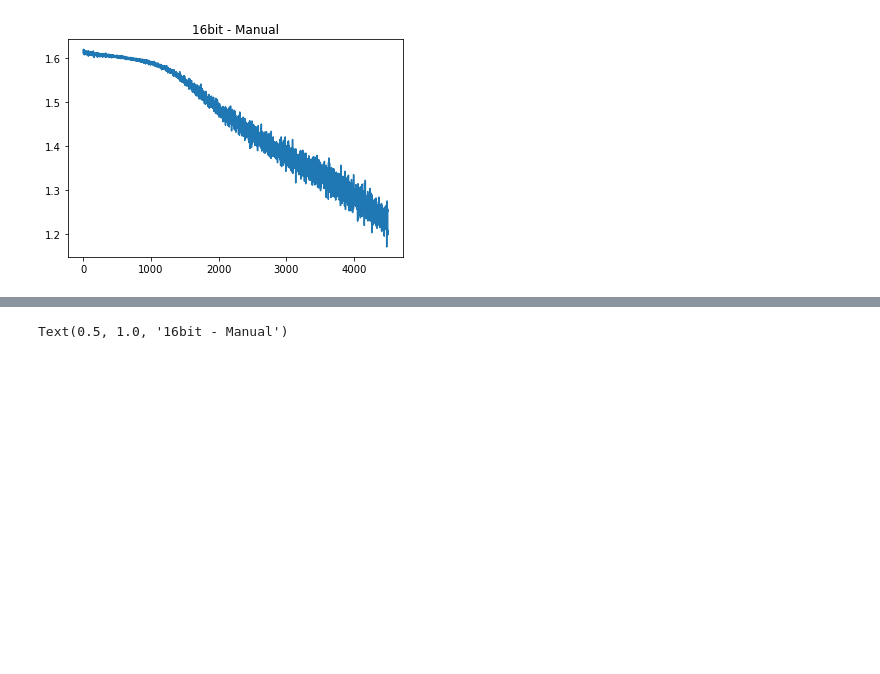
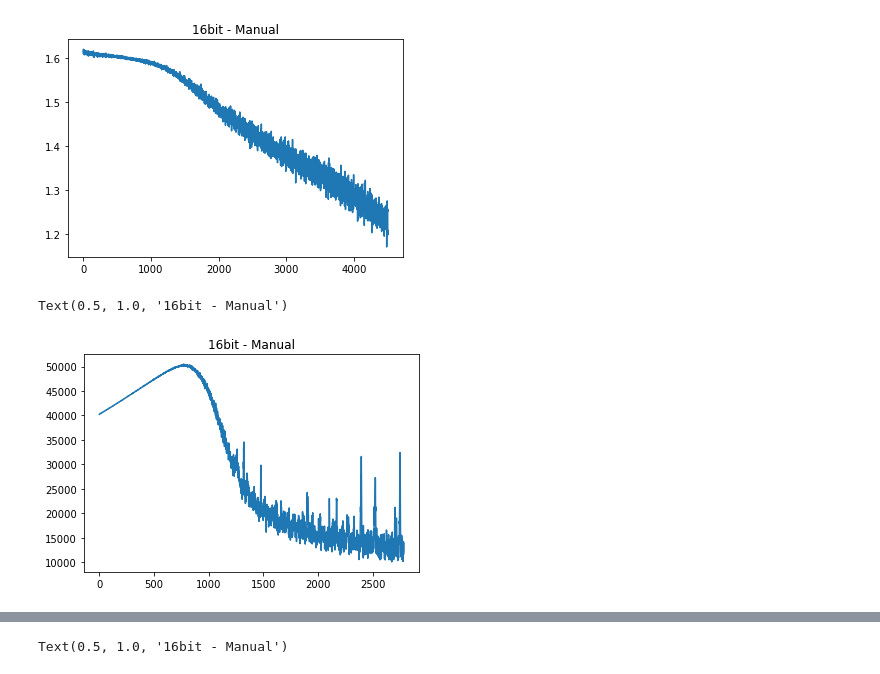
Before and after one commit to Chucooleg/openai_onboarding, a Jupyter notebook: mixed_precision_training/16bit_MLP_manual.ipynb, the cells around one changed output, grey strips where cells are left out. Drawn from its saved outputs; the diff is of its cells as text; code cells hidden in the pictures; blank space fills up the shorter version.

```diff
--- a/mixed_precision_training/16bit_MLP_manual.ipynb
+++ b/mixed_precision_training/16bit_MLP_manual.ipynb
@@ -214,8 +215,9 @@ def get_max_memory_alloc():
 def check_overflow(loss, param_groups):
     '''check if any loss or gradients in parameter groups overflow'''
     loss_overflow = torch.isinf(loss)
-    grad_overflow = any([torch.any(torch.isinf(p.grad)).item() for pg in param_groups for p in pg])
-    return loss_overflow or grad_overflow
+    if loss_overflow: return True
+    grad_overflow = torch.any(torch.stack([torch.any(torch.isinf(p.grad)) for pg in param_groups for p in pg]))
+    return grad_overflow
 # %%
 def main_train(args, gpu=0, debug=False):
 
@@ -277,7 +279,7 @@ def main_train(args, gpu=0, debug=False):
 
     loop_start_time = time.time()
 
-    for e in range(5000):
+    for e in progressbar(range(5000)):
         start_timer()
         model.train()
         sum_batch_losses = torch.tensor([0.], dtype=torch.float, device=gpu)
@@ -334,7 +336,15 @@ def main_train(args, gpu=0, debug=False):
                 print('\nloss scale in scale up:', loss_scale)
                 print('loss before scaling:', loss.item(), loss.dtype)
             start_timer()
+            if torch.isnan(loss):
+                print(f'e{e} b{batch_i} loss is nan before scaling')
+            if torch.isinf(loss):
+                print(f'e{e} b{batch_i} loss is inf before scaling')
             loss *= loss_scale
+            if torch.isnan(loss):
+                print(f'e{e} b{batch_i} loss is nan after scaling')
+            if torch.isinf(loss):
+                print(f'e{e} b{batch_i} loss is inf after scaling')
             history['timing']['scale_up_loss'] += end_timer()
             if debug:
                 print('loss after scaling:', loss.item(), loss.dtype)
@@ -411,7 +421,7 @@ def main_train(args, gpu=0, debug=False):
 
             # 16.
             # up the loss scale
-            loss_scale *= 1.0003466337
+            loss_scale *= 1.00003466337
 
             history['timing']['batch_time'] += time.time() - batch_start_time
 
@@ -592,3 +605,12 @@ plt.title('16bit - Manual')
 # %% [output]
 Text(0.5, 1.0, '16bit - Manual')
 [figure]
+# %%
+# args.hidden_layer_dims = [5000, 5000, 5000, 5000, 5000, 5000, 5000]
+# 5000 epochs
+# 1.0003466337
+plt.plot(np.arange(len(history['step_train_losses'])), np.array(history['step_train_losses']))
+plt.title('16bit - Manual')
+# %% [output]
+Text(0.5, 1.0, '16bit - Manual')
+[figure, added]
```
Also changed, not shown: parts of 17 cells of this notebook, 1 other file.
